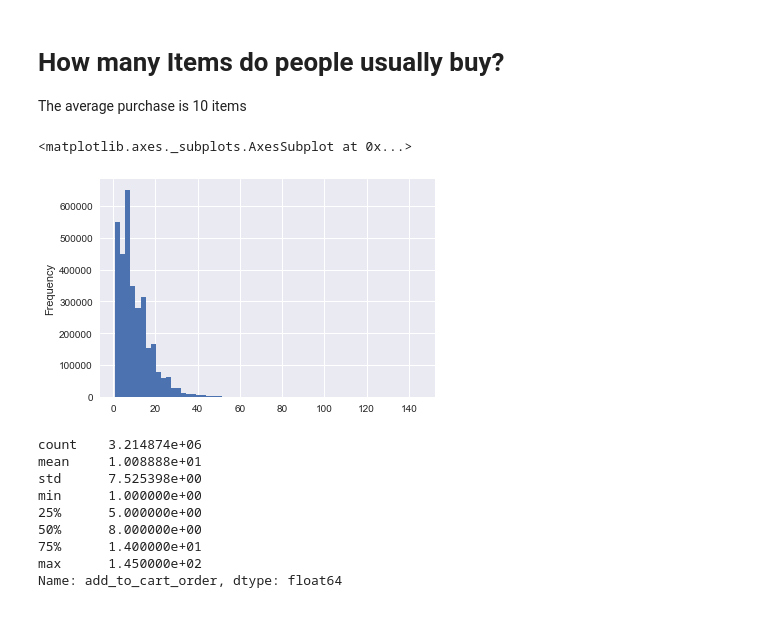
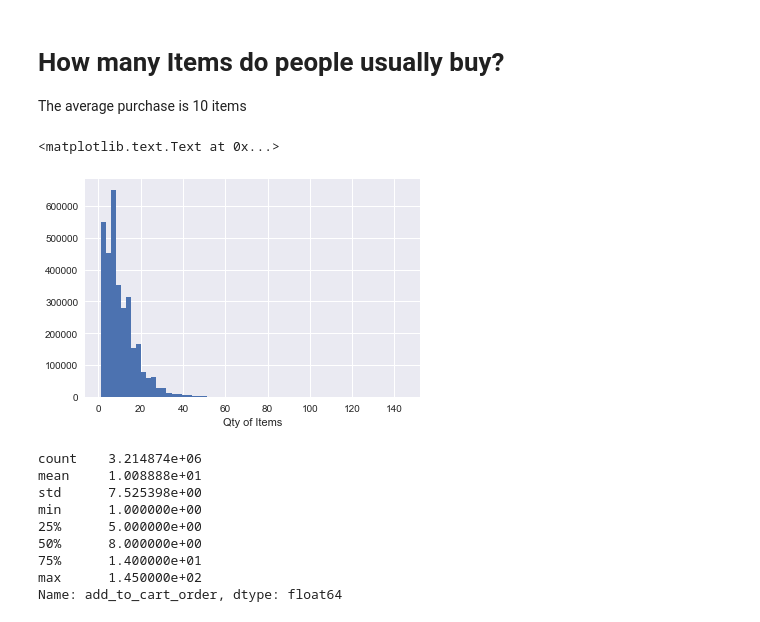
Before and after one commit to andrewcmilne/capstone1_instaCart, a Jupyter notebook: instaCart2.ipynb, the cells around one changed output. Saved outputs shown, nothing was run; the diff lists cells and outputs as text; code cells hidden in the pictures.

```diff
--- a/instaCart2.ipynb
+++ b/instaCart2.ipynb
@@ -253,11 +257,13 @@ The average purchase is 10 items
 # %%
 dfQtyBought = dfOrdersPrior.groupby(['order_id']).last()
 dfQtyBought.reset_index()
 dfQty = dfQtyBought['add_to_cart_order']
 dfQty.plot.hist(bins=60)
+plt.ylabel('')
+plt.xlabel('Qty of Items')
 # %% [output]
-<matplotlib.axes._subplots.AxesSubplot at 0x...>
+<matplotlib.text.Text at 0x...>
-[figure, old version]
+[figure, new version]
 # %%
 dfQty.describe()
 # %% [output]
```
Also changed, not shown: parts of 93 cells of this notebook.
